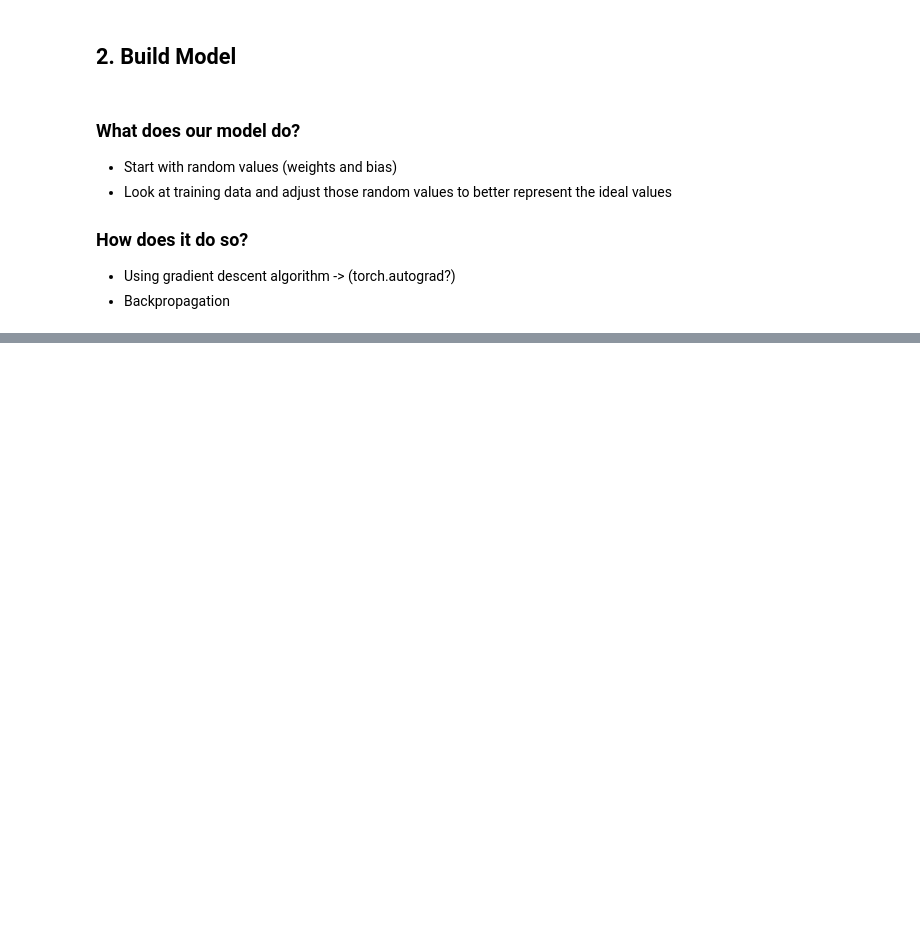
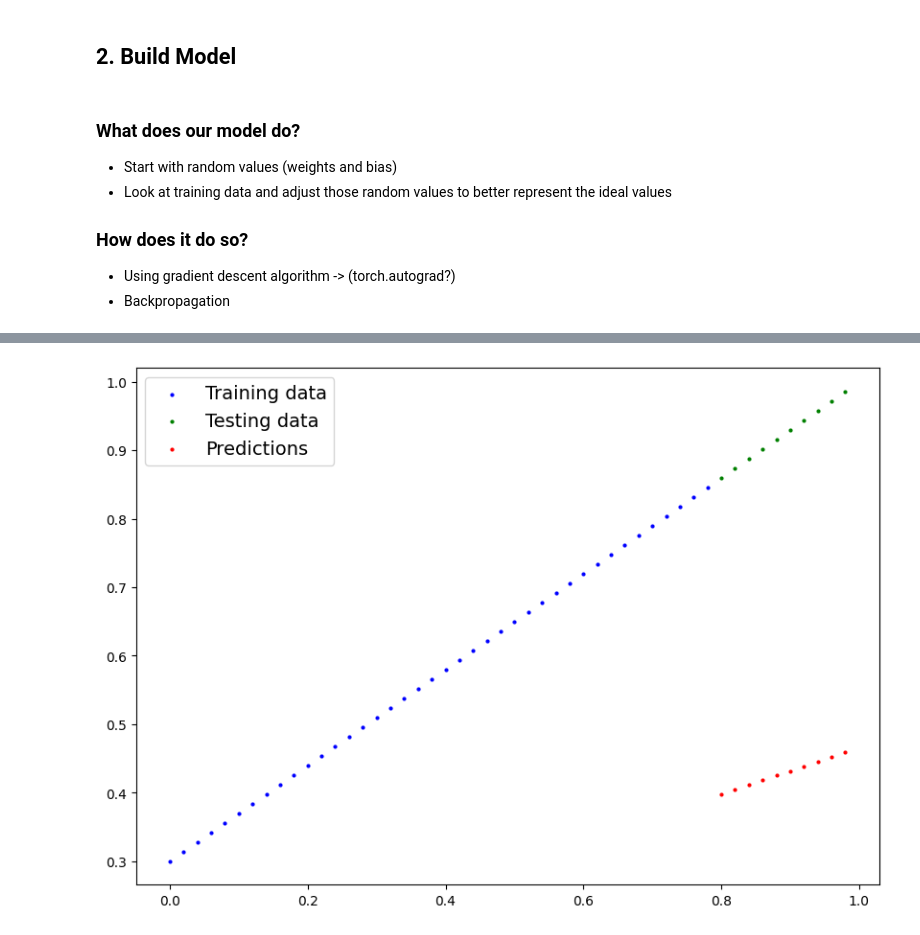
Before and after one commit to tishakbhavsar/practising-pytorch, a Jupyter notebook: 01_pytorch_workflow.ipynb, the cells around one changed output, grey strips where cells are left out. Drawn from its saved outputs; the diff is of its cells as text; code cells hidden in the pictures; blank space fills up the shorter version.

```diff
--- a/01_pytorch_workflow.ipynb
+++ b/01_pytorch_workflow.ipynb
@@ -123,7 +123,7 @@ class LinearRegressionModel(nn.Module):
     self.bias = nn.Parameter(torch.randn(1,requires_grad=True, dtype=torch.float))
   # Forward method to define computation in the model
   def forward(self, x: torch.Tensor) -> torch.Tensor: #"x" is input data
-      return self.weights * x + bias # linear regression formula
+      return self.weights * x + self.bias # linear regression formula
 # %% [markdown]
 ### What does our model do?
 
@@ -136,0 +153,10 @@ class LinearRegressionModel(nn.Module):
+# %%
+# Create a random seed, because we are creating random parameter values
+
+torch.manual_seed(42)
+
+# Create an instance of the model we created
+
+model_0 = LinearRegressionModel()
+
+list(model_0.parameters())
@@ -136,0 +180,7 @@ class LinearRegressionModel(nn.Module):
+# %%
+# Make predictions - use inference_mode
+with torch.inference_mode(): # context manager, inference mode turns off gradient tracking!, benefit => predictions will be fast (a lot of things that aren't required aren't being saved!)
+  y_preds = model_0(X_test)
+
+# with torch.no_grad: // same, however, inference_mode() is preferred.
+y_preds
@@ -136,0 +201,4 @@ class LinearRegressionModel(nn.Module):
+# %%
+plot_predictions(predictions=y_preds)
+# %% [output]
+[figure, added]
```
Also changed, not shown: parts of 54 cells of this notebook.
